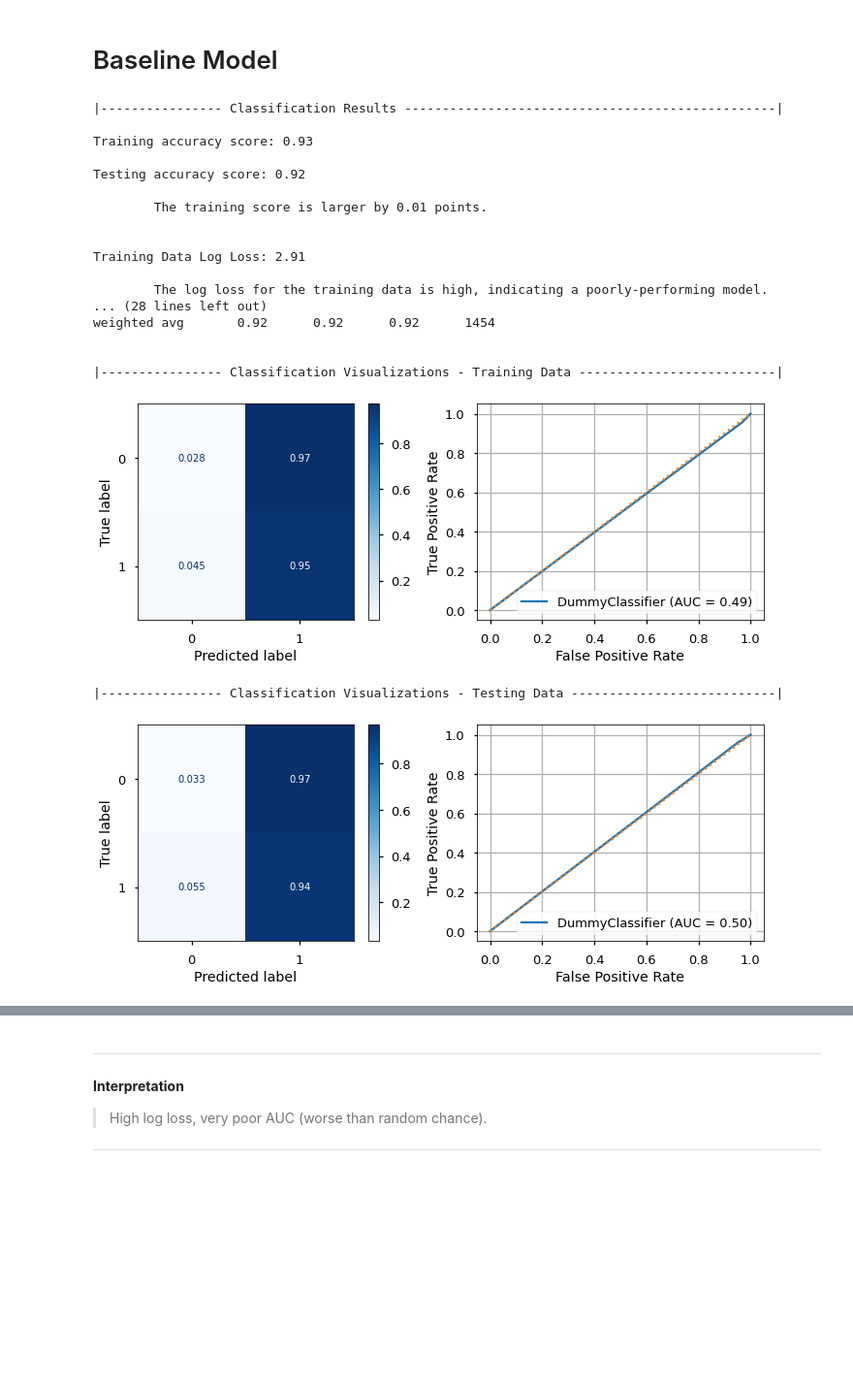
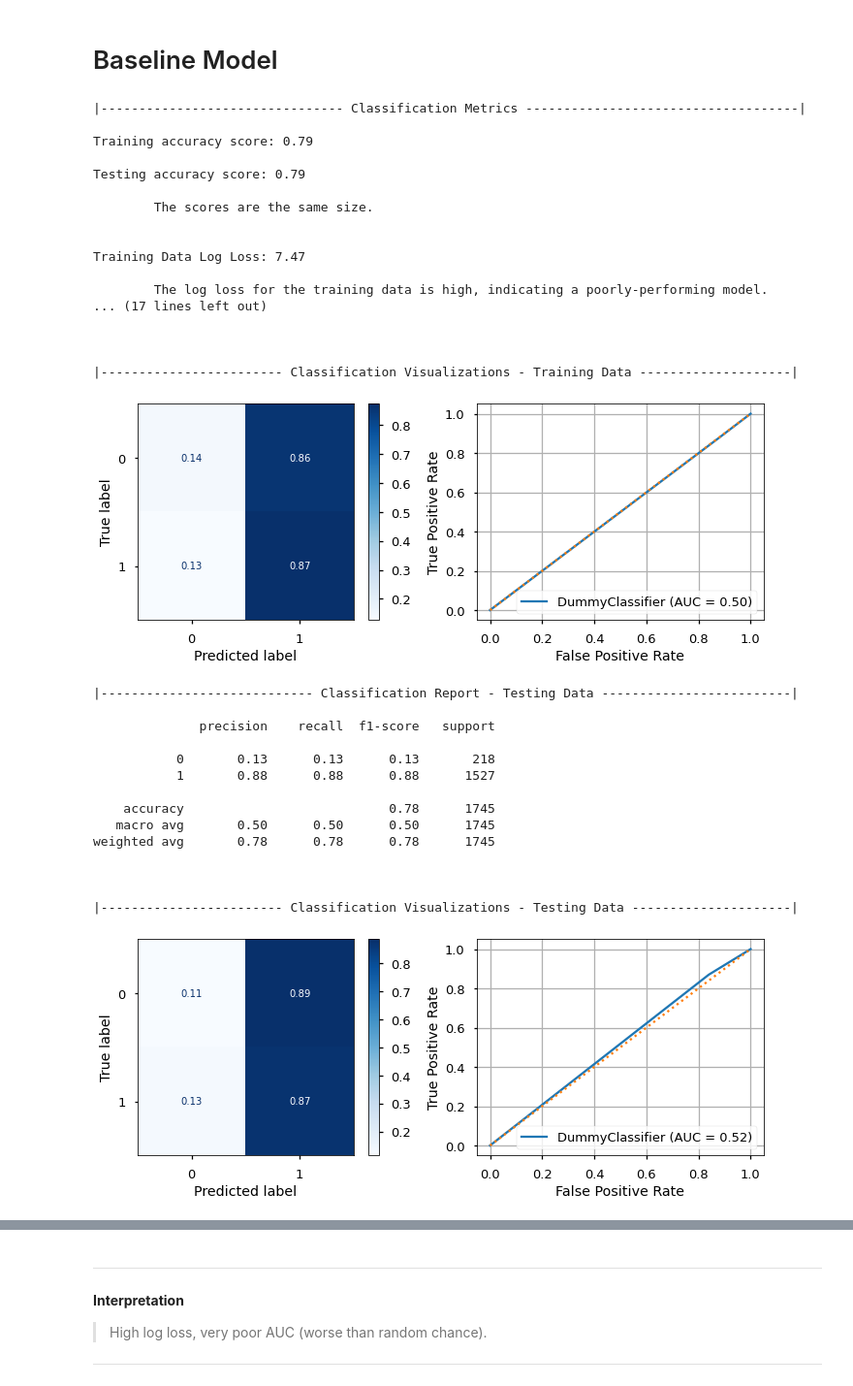
Before and after one commit to BenJMcCarty/Helping_Your_Hosts, a Jupyter notebook: Main.ipynb, the cells around one changed output, grey strips where cells are left out. Shown at 97% size. Cells and saved outputs as stored; diff of their text form; code cells hidden in the pictures; blank space fills up the shorter version.

Commit message:
added modeling and GSCV

```diff
--- a/Main.ipynb
+++ b/Main.ipynb
@@ -1385,8 +1399,8 @@ dtype: int64
 # %%
 ## Using np.select to reassign target values based on conditional evaluations
 
-cond = [df['review_scores_rating'] >= 4,
-        df['review_scores_rating'] < 4
+cond = [df['review_scores_rating'] >= 4.5,
+        df['review_scores_rating'] < 4.5
        ]
 
 choice = [1,0]
@@ -1412,7 +1426,9 @@ X.shape[0] == y.shape[0]
 True
 # %%
 ## Splitting to prevent data leakage
-X_train, X_test, y_train, y_test = train_test_split(X, y, random_state=42, stratify=y)
+X_train, X_test, y_train, y_test = train_test_split(X, y, test_size = .3,
+                                                    random_state=42,
+                                                    stratify=y)
 # %% [markdown]
 # 🚿 **Preprocessing Pipeline**
 # %%
@@ -1589,31 +1604,44 @@ Goal: ID features with extreme z-scores
 # %%
 ## Creating baseline classifier model
 
 clf = DummyClassifier(strategy='stratified')
 
 clf.fit(X_train_tf_df, y_train)
 
 cf.evaluate_classification(clf,X_train = X_train_tf_df, y_train = y_train,
                            X_test = X_test_tf_df, y_test = y_test,
-                           model_scoring_metric = 'accuracy',)
+                           metric = 'accuracy',)
 # %% [output]
-|---------------- Classification Results -------------------------------------------------|
+|-------------------------------- Classification Metrics ------------------------------------|
 
-Training accuracy score: 0.93
+Training accuracy score: 0.79
 
-Testing accuracy score: 0.92
+Testing accuracy score: 0.79
 
-        The training score is larger by 0.01 points.
+        The scores are the same size.
 
 
-Training Data Log Loss: 2.91
+Training Data Log Loss: 7.47
 
         The log loss for the training data is high, indicating a poorly-performing model.
-... (28 lines left out)
-weighted avg       0.92      0.92      0.92      1454
+... (17 lines left out)
 
 
-|---------------- Classification Visualizations - Training Data --------------------------|
+
+|------------------------ Classification Visualizations - Training Data --------------------|
-[figure, old version]
+[figure, new version]
-|---------------- Classification Visualizations - Testing Data ---------------------------|
+|---------------------------- Classification Report - Testing Data -------------------------|
+
+              precision    recall  f1-score   support
+
+           0       0.13      0.13      0.13       218
+           1       0.88      0.88      0.88      1527
+
+    accuracy                           0.78      1745
+   macro avg       0.50      0.50      0.50      1745
+weighted avg       0.78      0.78      0.78      1745
+
+
+
+|------------------------ Classification Visualizations - Testing Data ---------------------|
-[figure, old version]
+[figure, new version]
```
Also changed, not shown: parts of 47 cells of this notebook, 1 other file.
